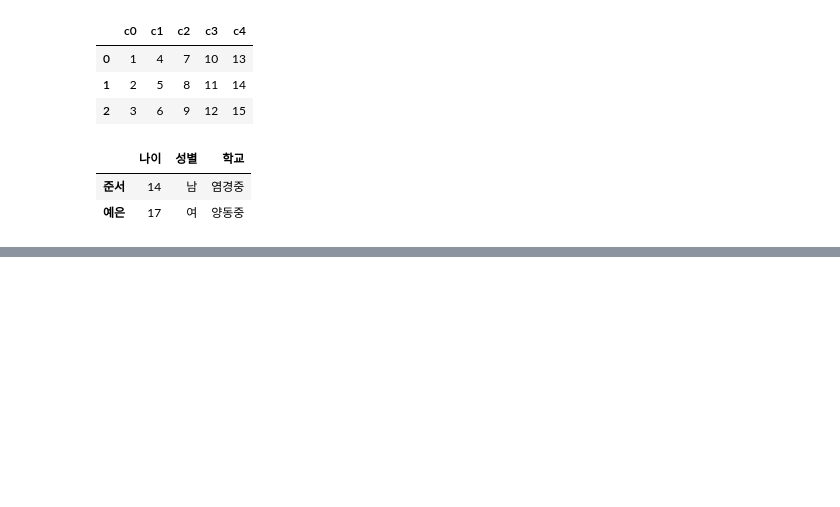
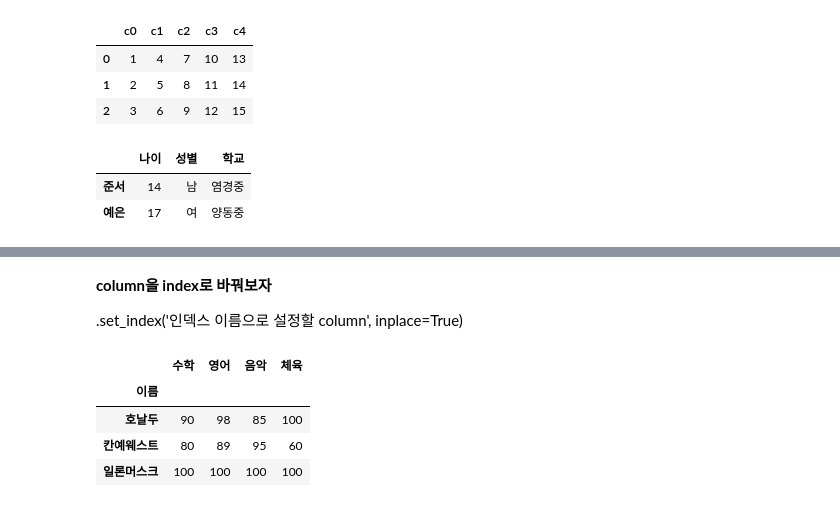
Before and after one commit to Kim-dingdong/dataframe-goodgoodgood, a Jupyter notebook: 이산수학_과제_1.ipynb, the cells around one changed output, grey strips where cells are left out. Cells and saved outputs as stored; diff of their text form; code cells hidden in the pictures; blank space fills up the shorter version.

```diff
--- a/이산수학_과제_1.ipynb
+++ b/이산수학_과제_1.ipynb
@@ -75,0 +225,17 @@ list_data
+# %% [markdown]
+**column을 index로  바꿔보자**
+
+.set_index('인덱스 이름으로 설정할 column', inplace=True)
+# %%
+exam_data = {'이름':['호날두','칸예웨스트','일론머스크'],'수학':[90,80,100], '영어':[98,89,100],
+            '음악':[85,95,100], '체육':[100,60,100]}
+df = pd.DataFrame(exam_data)
+
+df.set_index('이름', inplace=True)
+df
+# %% [output]
+|  | 수학 | 영어 | 음악 | 체육 |
+| 이름 |  |  |  |  |
+| 호날두 | 90 | 98 | 85 | 100 |
+| 칸예웨스트 | 80 | 89 | 95 | 60 |
+| 일론머스크 | 100 | 100 | 100 | 100 |
```
Also changed, not shown: parts of 30 cells of this notebook.
